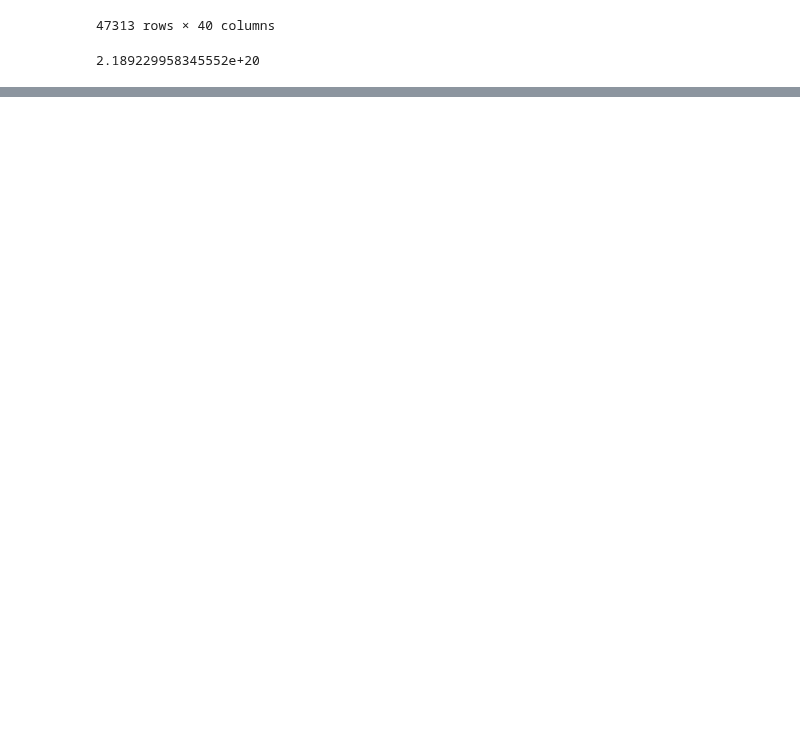
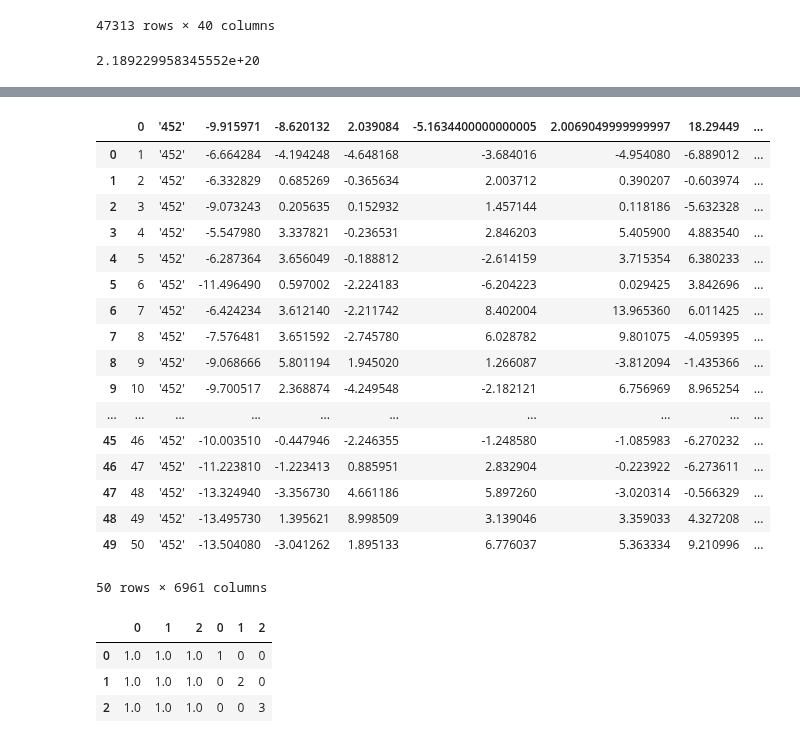
Before and after one commit to LouisYZK/dds-avec2019, a Jupyter notebook: explore.ipynb, the cells around one changed output, grey strips where cells are left out. Drawn from its saved outputs; the diff is of its cells as text; code cells hidden in the pictures; blank space fills up the shorter version.

```diff
--- a/explore.ipynb
+++ b/explore.ipynb
@@ -537,0 +594,32 @@ fib(99)
+# %%
+iter = pd.read_csv('llds.csv', sep=';', chunksize=50)
+next(iter)
+# %% [output]
+|  | 0 | '452' | -9.915971 | -8.620132 | 2.039084 | -5.1634400000000005 | 2.0069049999999997 | 18.29449 | ... |
+| 0 | 1 | '452' | -6.664284 | -4.194248 | -4.648168 | -3.684016 | -4.954080 | -6.889012 | ... |
+| 1 | 2 | '452' | -6.332829 | 0.685269 | -0.365634 | 2.003712 | 0.390207 | -0.603974 | ... |
+| 2 | 3 | '452' | -9.073243 | 0.205635 | 0.152932 | 1.457144 | 0.118186 | -5.632328 | ... |
+| 3 | 4 | '452' | -5.547980 | 3.337821 | -0.236531 | 2.846203 | 5.405900 | 4.883540 | ... |
+| 4 | 5 | '452' | -6.287364 | 3.656049 | -0.188812 | -2.614159 | 3.715354 | 6.380233 | ... |
+| 5 | 6 | '452' | -11.496490 | 0.597002 | -2.224183 | -6.204223 | 0.029425 | 3.842696 | ... |
+| 6 | 7 | '452' | -6.424234 | 3.612140 | -2.211742 | 8.402004 | 13.965360 | 6.011425 | ... |
+| 7 | 8 | '452' | -7.576481 | 3.651592 | -2.745780 | 6.028782 | 9.801075 | -4.059395 | ... |
+| 8 | 9 | '452' | -9.068666 | 5.801194 | 1.945020 | 1.266087 | -3.812094 | -1.435366 | ... |
+| 9 | 10 | '452' | -9.700517 | 2.368874 | -4.249548 | -2.182121 | 6.756969 | 8.965254 | ... |
+| ... | ... | ... | ... | ... | ... | ... | ... | ... | ... |
+| 45 | 46 | '452' | -10.003510 | -0.447946 | -2.246355 | -1.248580 | -1.085983 | -6.270232 | ... |
+| 46 | 47 | '452' | -11.223810 | -1.223413 | 0.885951 | 2.832904 | -0.223922 | -6.273611 | ... |
+| 47 | 48 | '452' | -13.324940 | -3.356730 | 4.661186 | 5.897260 | -3.020314 | -0.566329 | ... |
+| 48 | 49 | '452' | -13.495730 | 1.395621 | 8.998509 | 3.139046 | 3.359033 | 4.327208 | ... |
+| 49 | 50 | '452' | -13.504080 | -3.041262 | 1.895133 | 6.776037 | 5.363334 | 9.210996 | ... |
+50 rows × 6961 columns
+# %%
+import numpy as np
+df1 = pd.DataFrame(data=np.ones((3,3)))
+df2 = pd.DataFrame(data=np.diag([1,2,3]))
+pd.concat([df1,df2], axis=1)
+# %% [output]
+|  | 0 | 1 | 2 | 0 | 1 | 2 |
+| 0 | 1.0 | 1.0 | 1.0 | 1 | 0 | 0 |
+| 1 | 1.0 | 1.0 | 1.0 | 0 | 2 | 0 |
+| 2 | 1.0 | 1.0 | 1.0 | 0 | 0 | 3 |
```
Also changed, not shown: parts of 8 cells of this notebook, 7 other files.
